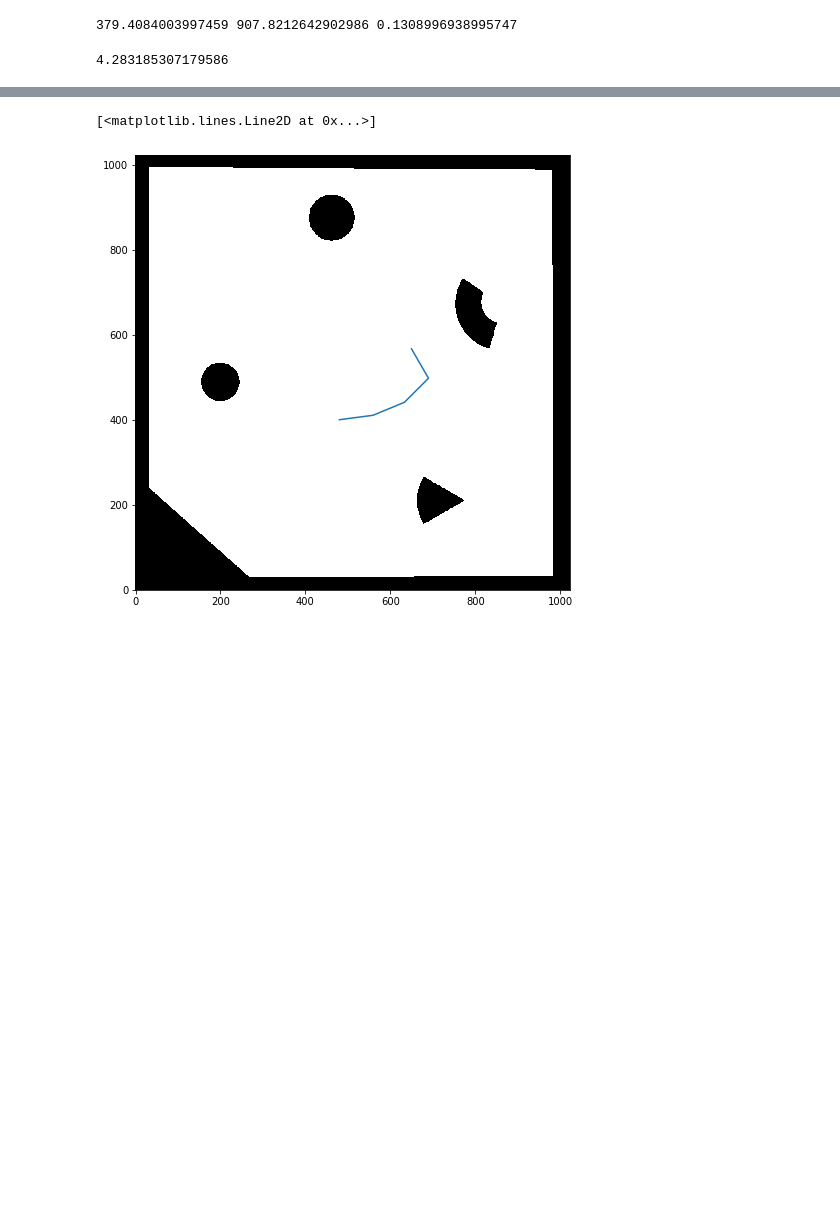
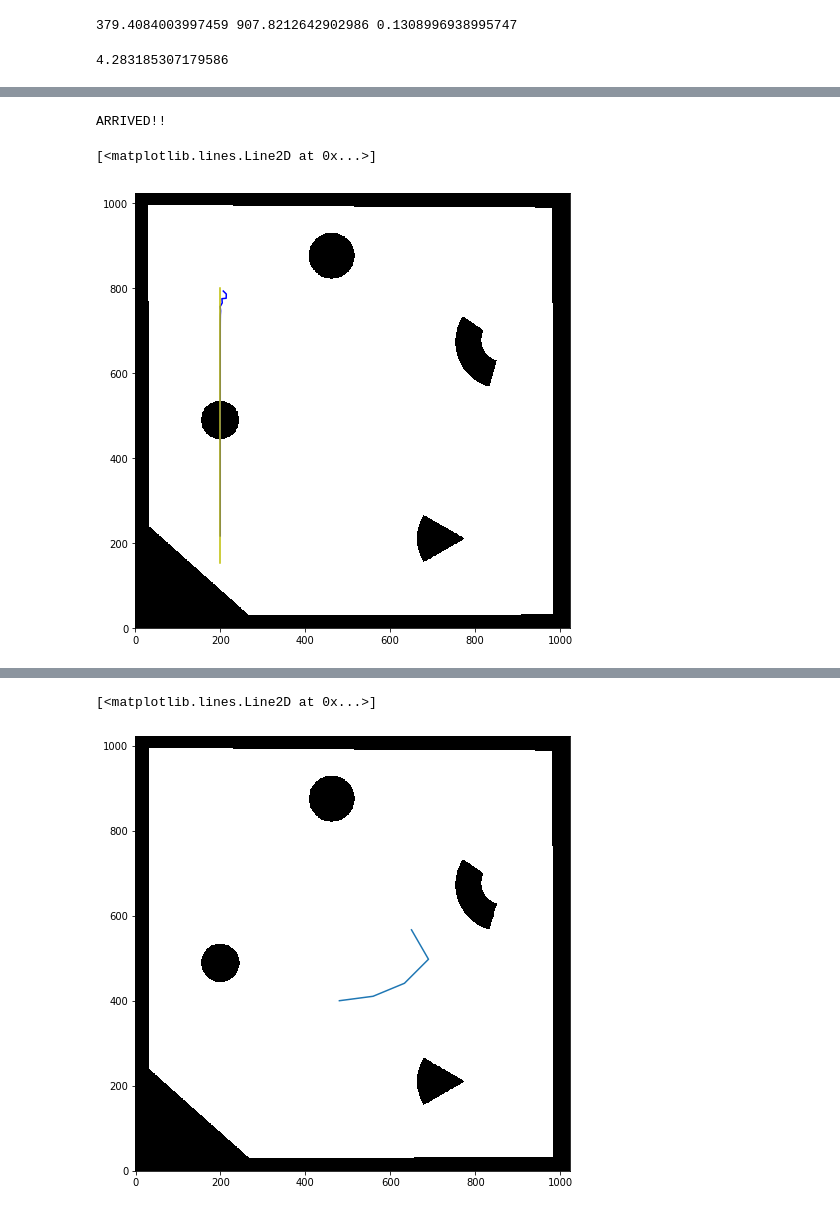
Before and after one commit to KshitijBhat/interval-analysis-method, a Jupyter notebook: Arena/fast_motion.ipynb, the cells around one changed output, grey strips where cells are left out. Cells and saved outputs as stored; diff of their text form; code cells hidden in the pictures; blank space fills up the shorter version.

```diff
--- a/Arena/fast_motion.ipynb
+++ b/Arena/fast_motion.ipynb
@@ -556,6 +649,7 @@ class PurePursuitTracker:
         self.lookahead = lookahead
         self.x, self.y = x, y
         self.v, self.w = v, 0
+        self.goal_threshold = 30
 
     def update(self, xc, yc, theta):
         """
@@ -568,10 +662,10 @@ class PurePursuitTracker:
         else:
             ref_x,ref_y = self.x[self.ref_idx],self.y[self.ref_idx]
 
-        if self.ref_idx > self.length and np.sqrt((ref_x-self.x[-1])**2+ (ref_y-self.y[-1])**2) < goal_threshold:
+        if self.ref_idx > self.length and np.sqrt((ref_x-self.x[-1])**2+ (ref_y-self.y[-1])**2) < self.goal_threshold:
             return True
 
-        if np.sqrt((ref_x-xc)**2+ (ref_y-yc)**2) < lookahead:
+        if np.sqrt((ref_x-xc)**2+ (ref_y-yc)**2) < self.lookahead:
             self.ref_idx += 1
 
         anchor = np.asarray([ref_x - xc, ref_y - yc])
@@ -587,3 +681,42 @@ class PurePursuitTracker:
         self.w = -2*self.v*X/L/L
 
         return False
+# %%
+robot = Robot(200,800,-0.78,13,0,0,0)
+
+#robot.set_environment(obstacles)
+
+
+fig,ax = plt.subplots(figsize=(8,8))
+ax. set_aspect('equal')
+ax.set_xlim([0, 1024])
+ax.set_ylim([0, 1024])
+ax.imshow(arena,cmap = plt.cm.gray_r,origin = 'lower')
+traj = []
+path = np.array([[200,800-i*12,np.pi/2] for i in range(55)])
+x,y,t = path.T
+tracker = PurePursuitTracker(x,y,10,lookahead=80.0)
+pose = [200, 200, np.pi/2] #arbitrary initial pose
+#robot.plot(ax)
+i = 0
+while True:
+    #print("v = ",tracker.v," w = ",tracker.w)
+    next_bot = robot.next_pose(tracker.v,tracker.w)
+    pose = [next_bot.x_bot,next_bot.y_bot,next_bot.yaw]
+    #next_bot.plot(ax)
+    if tracker.update(*pose):
+        print("ARRIVED!!")
+        break
+    traj.append([*pose, tracker.w, tracker.ref_idx])
+    robot = next_bot
+    i+=1
+    if i == 100:
+        break
+traced = np.array(traj).T
+ax.plot(traced[0],traced[1],'b-')
+path = np.array(path).T
+ax.plot(path[0],path[1],'y-')
+# %% [output]
+ARRIVED!!
+[<matplotlib.lines.Line2D at 0x...>]
+[figure, added]
```
Also changed, not shown: parts of 19 cells of this notebook, 2 other files.
